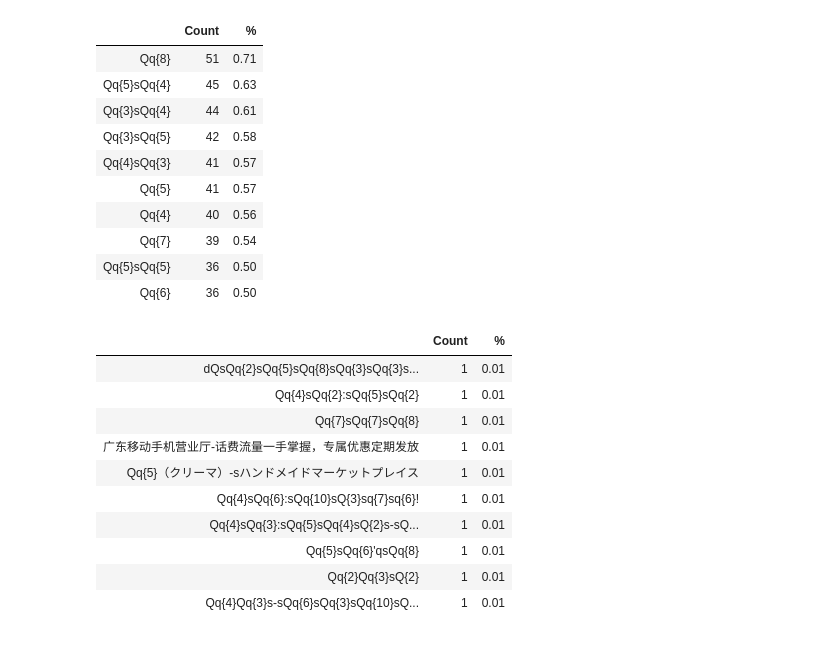
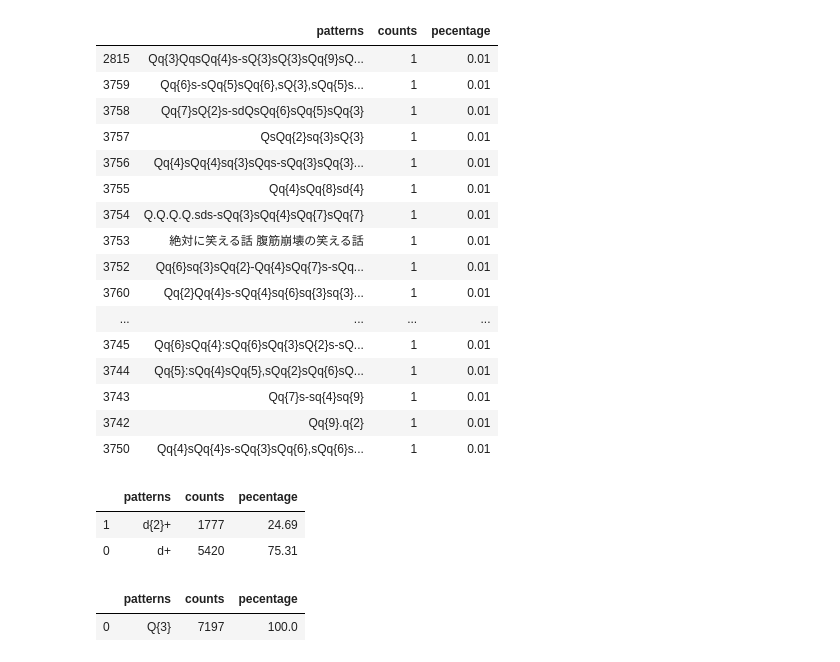
Before and after one commit to kousikimps/springboard, a Jupyter notebook: 5.2-CapstoneSubmission/columnPatternValidation.ipynb, the cells around one changed output. Cells and saved outputs as stored; diff of their text form; code cells hidden in the pictures.

Commit message:
Column pattern and decision tree function updated

```diff
--- a/5.2-CapstoneSubmission/columnPatternValidation.ipynb
+++ b/5.2-CapstoneSubmission/columnPatternValidation.ipynb
@@ -80,6 +80,7 @@ def Space(inputs,start):
 		return (expression+'{'+str(cnt)+'}',start-1)
 # %%
 def mask_profile(series):
+	series_len=len(series)/100
 	def getMask(inputs):
 		regex=''
 		inputs=str(inputs)
@@ -106,9 +107,15 @@ def mask_profile(series):
 					regex = regex + inputs[i]
 				i=i+1
 		return regex
-	value = series.apply(getMask).value_counts()
-	percentage = round(series.apply(getMask).value_counts(normalize=True)*100,2)
-	result = pd.DataFrame(value)
-	result['%'] = pd.DataFrame(percentage)
-	result.columns = ['Count','%']
-	return result
+	value = series.apply(getMask)
+	result = pd.DataFrame({'pattern':value})
+	frame=result['pattern'].value_counts()
+	df_val_counts = pd.DataFrame(frame)
+	df_val_counts = df_val_counts.reset_index()
+	df_val_counts.columns = ['patterns', 'counts']
+	df_val_counts['pecentage']=round((df_val_counts['counts']/series_len),2)
+#	percentage = round(series.apply(getMask).value_counts(normalize=True)*100,2)
+#	result = pd.DataFrame(value)
+#	result['%'] = pd.DataFrame(percentage)
+#	result.columns = ['Count','%']
+	return df_val_counts
@@ -133,30 +156,34 @@ mask_profile(data['prime_genre'])
 # %%
-#Top 10 column value pattern in track_name
-mask_profile(data['track_name']).sort_values(by='%',ascending=False).head(10)
+# Ascending order 10 column value pattern in track_name
+mask_profile(data['track_name']).sort_values(by='pecentage',ascending=True).head(20)
 # %% [output]
-|  | Count | % |
-| Qq{8} | 51 | 0.71 |
-| Qq{5}sQq{4} | 45 | 0.63 |
-| Qq{3}sQq{4} | 44 | 0.61 |
-| Qq{3}sQq{5} | 42 | 0.58 |
-| Qq{4}sQq{3} | 41 | 0.57 |
-| Qq{5} | 41 | 0.57 |
-| Qq{4} | 40 | 0.56 |
-| Qq{7} | 39 | 0.54 |
-| Qq{5}sQq{5} | 36 | 0.50 |
-| Qq{6} | 36 | 0.50 |
+|  | patterns | counts | pecentage |
+| 2815 | Qq{3}QqsQq{4}s-sQ{3}sQ{3}sQq{9}sQ... | 1 | 0.01 |
+| 3759 | Qq{6}s-sQq{5}sQq{6},sQ{3},sQq{5}s... | 1 | 0.01 |
+| 3758 | Qq{7}sQ{2}s-sdQsQq{6}sQq{5}sQq{3} | 1 | 0.01 |
+| 3757 | QsQq{2}sq{3}sQ{3} | 1 | 0.01 |
+| 3756 | Qq{4}sQq{4}sq{3}sQqs-sQq{3}sQq{3}... | 1 | 0.01 |
+| 3755 | Qq{4}sQq{8}sd{4} | 1 | 0.01 |
+| 3754 | Q.Q.Q.Q.sds-sQq{3}sQq{4}sQq{7}sQq{7} | 1 | 0.01 |
+| 3753 | 絶対に笑える話 腹筋崩壊の笑える話 | 1 | 0.01 |
+| 3752 | Qq{6}sq{3}sQq{2}-Qq{4}sQq{7}s-sQq... | 1 | 0.01 |
+| 3760 | Qq{2}Qq{4}s-sQq{4}sq{6}sq{3}sq{3}... | 1 | 0.01 |
+| ... | ... | ... | ... |
+| 3745 | Qq{6}sQq{4}:sQq{6}sQq{3}sQ{2}s-sQ... | 1 | 0.01 |
+| 3744 | Qq{5}:sQq{4}sQq{5},sQq{2}sQq{6}sQ... | 1 | 0.01 |
+| 3743 | Qq{7}s-sq{4}sq{9} | 1 | 0.01 |
+| 3742 | Qq{9}.q{2} | 1 | 0.01 |
+| 3750 | Qq{4}sQq{4}s-sQq{3}sQq{6},sQq{6}s... | 1 | 0.01 |
+# %%
+mask_profile(data['cont_rating']).sort_values(by='pecentage',ascending=True).head(20)
+# %% [output]
+|  | patterns | counts | pecentage |
+| 1 | d{2}+ | 1777 | 24.69 |
+| 0 | d+ | 5420 | 75.31 |
+# %%
+mask_profile(data['currency']).sort_values(by='pecentage',ascending=False)
+# %% [output]
+|  | patterns | counts | pecentage |
+| 0 | Q{3} | 7197 | 100.0 |
 # %%
-# Ascending order 10 column value pattern in track_name
-mask_profile(data['track_name']).sort_values(by='%',ascending=True).head(10)
+df_1=mask_profile(data['track_name']).sort_values(by='pecentage',ascending=True)
-# %% [output]
-|  | Count | % |
-| dQsQq{2}sQq{5}sQq{8}sQq{3}sQq{3}s... | 1 | 0.01 |
-| Qq{4}sQq{2}:sQq{5}sQq{2} | 1 | 0.01 |
-| Qq{7}sQq{7}sQq{8} | 1 | 0.01 |
-| 广东移动手机营业厅-话费流量一手掌握，专属优惠定期发放 | 1 | 0.01 |
-| Qq{5}（クリーマ）-sハンドメイドマーケットプレイス | 1 | 0.01 |
-| Qq{4}sQq{6}:sQq{10}sQ{3}sq{7}sq{6}! | 1 | 0.01 |
-| Qq{4}sQq{3}:sQq{5}sQq{4}sQ{2}s-sQ... | 1 | 0.01 |
-| Qq{5}sQq{6}'qsQq{8} | 1 | 0.01 |
-| Qq{2}Qq{3}sQ{2} | 1 | 0.01 |
-| Qq{4}Qq{3}s-sQq{6}sQq{3}sQq{10}sQ... | 1 | 0.01 |
```
Also changed, not shown: parts of 16 cells of this notebook, 2 other files.
